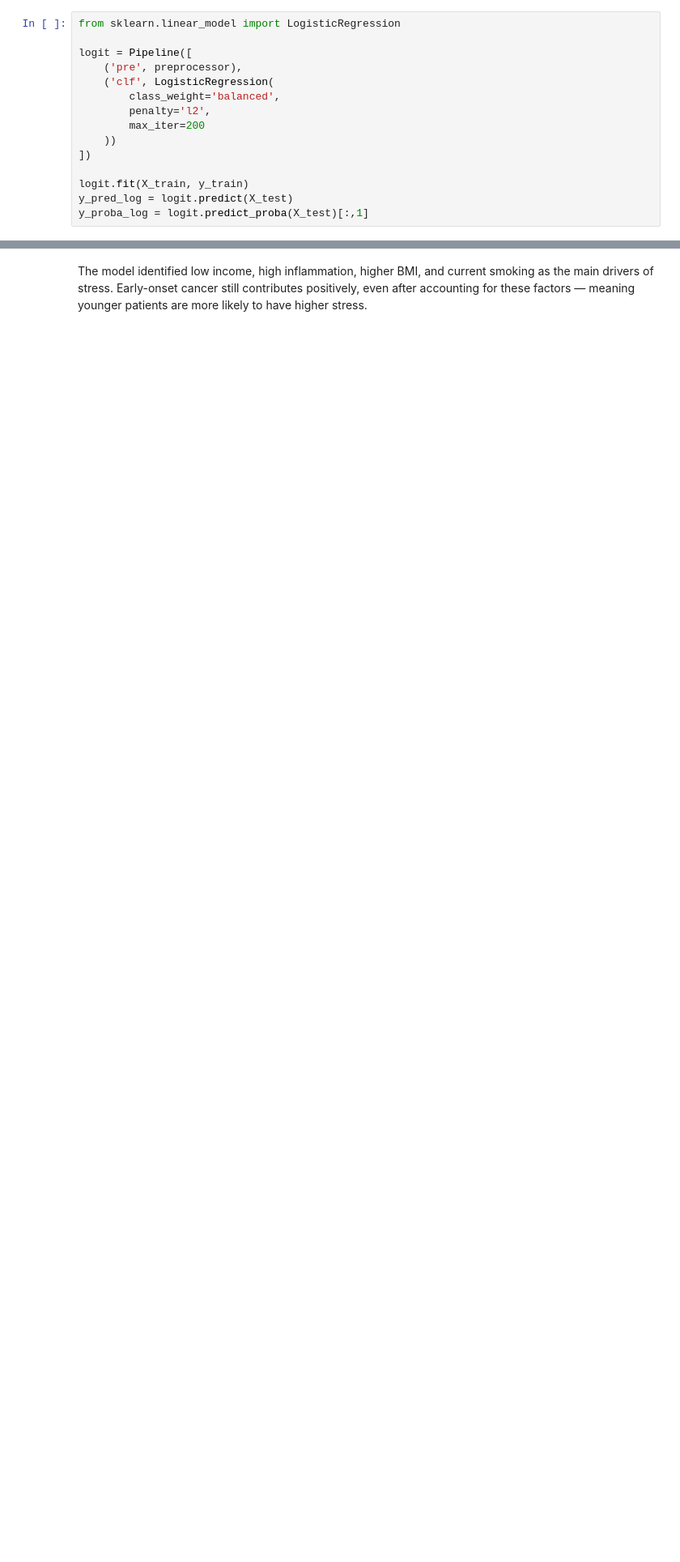
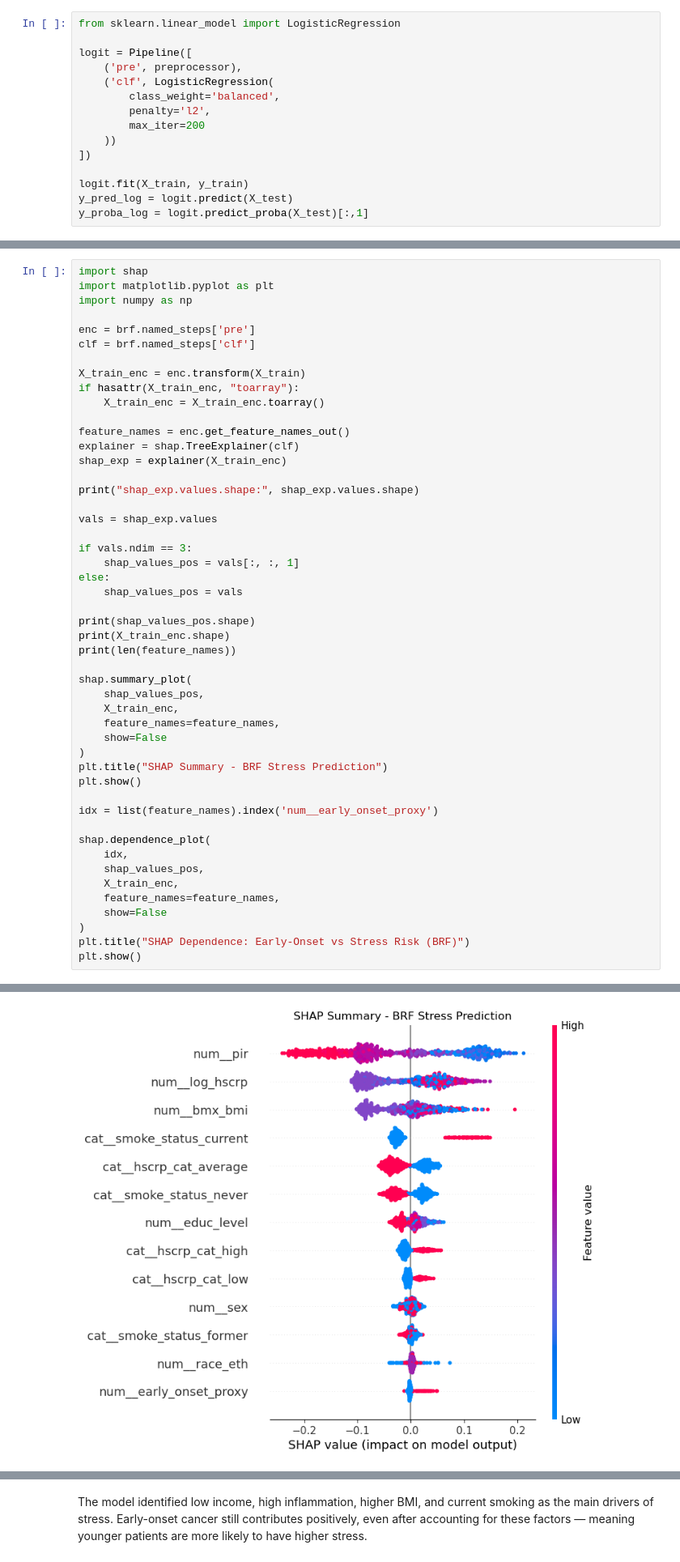
Before and after one commit to mathurdhairya29-dot/stress-cancer-metastasis, a Jupyter notebook: Aim1/script/tree_models.ipynb, the cells around one changed output, grey strips where cells are left out. Shown at 81% size. Saved outputs shown, nothing was run; the diff lists cells and outputs as text; blank space fills up the shorter version.

Commit message:
changed code for SHAP analysis

```diff
--- a/Aim1/script/tree_models.ipynb
+++ b/Aim1/script/tree_models.ipynb
@@ -518,0 +478,50 @@ AssertionError: The shape of the shap_values matrix does not match the shape of
+# %%
+import shap
+import matplotlib.pyplot as plt
+import numpy as np
+
+enc = brf.named_steps['pre']
+clf = brf.named_steps['clf']
+
+X_train_enc = enc.transform(X_train)
+if hasattr(X_train_enc, "toarray"):
+    X_train_enc = X_train_enc.toarray()
+
+feature_names = enc.get_feature_names_out()
+explainer = shap.TreeExplainer(clf)
+shap_exp = explainer(X_train_enc)
+
+print("shap_exp.values.shape:", shap_exp.values.shape)
+
+vals = shap_exp.values
+
+if vals.ndim == 3:
+    shap_values_pos = vals[:, :, 1]
+else:
+    shap_values_pos = vals
+
+print(shap_values_pos.shape)
+print(X_train_enc.shape)
+print(len(feature_names))
+
+shap.summary_plot(
+    shap_values_pos,
+    X_train_enc,
+    feature_names=feature_names,
+    show=False
+)
+plt.title("SHAP Summary - BRF Stress Prediction")
+plt.show()
+
+idx = list(feature_names).index('num__early_onset_proxy')
+
+shap.dependence_plot(
+    idx,
+    shap_values_pos,
+    X_train_enc,
+    feature_names=feature_names,
+    show=False
+)
+plt.title("SHAP Dependence: Early-Onset vs Stress Risk (BRF)")
+plt.show()
+# %% [output]
@@ -518,0 +532 @@ AssertionError: The shape of the shap_values matrix does not match the shape of
+[figure, added]
```
Also changed, not shown: parts of 12 cells of this notebook.
